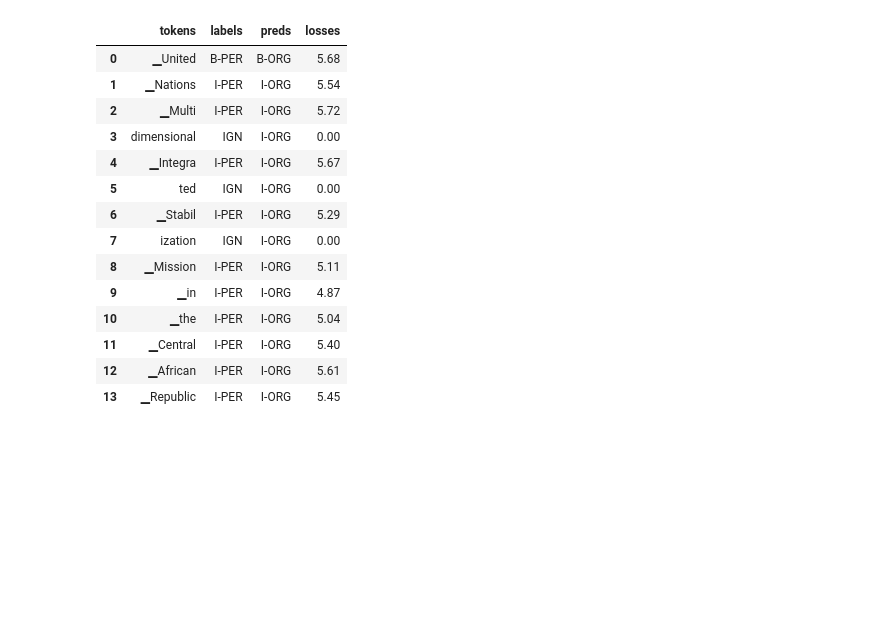
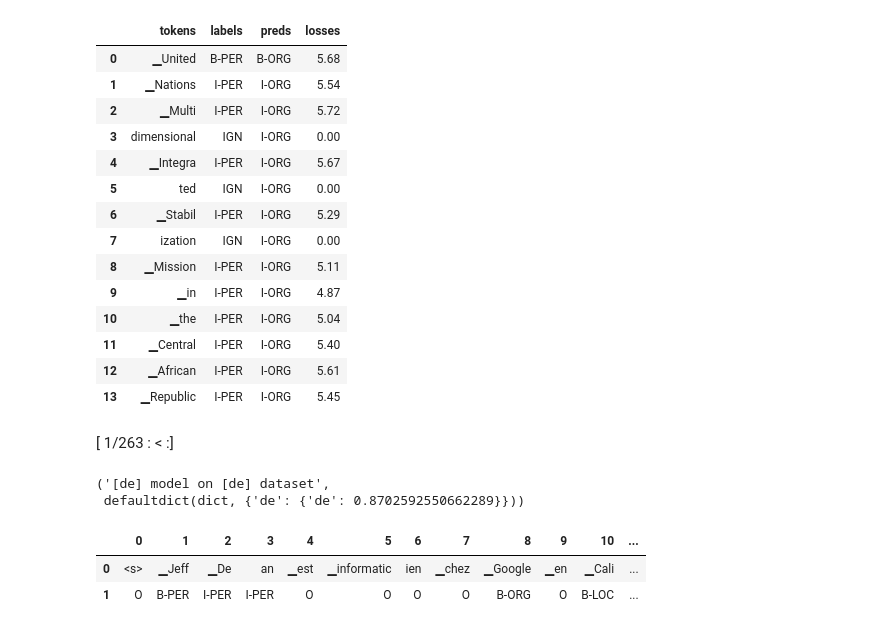
Before and after one commit to rlid/nlpwt, a Jupyter notebook: ch4.ipynb, the cells around one changed output. Drawn from its saved outputs; the diff is of its cells as text; code cells hidden in the pictures; blank space fills up the shorter version.

```diff
--- a/ch4.ipynb
+++ b/ch4.ipynb
@@ -678,0 +682,15 @@ for sample in get_samples(df_tmp):
+# %%
+f1_scores = defaultdict(dict)
+f1_scores['de']['de'] = get_f1_score(trainer, panx_de_encoded['test'])
+'[de] model on [de] dataset', f1_scores
+# %% [output]
+[ 1/263 : < :]
+('[de] model on [de] dataset',
+ defaultdict(dict, {'de': {'de': 0.8702592550662289}}))
+# %%
+text_fr = "Jeff Dean est informaticien chez Google en Californie"
+tag_text(text_fr, tags, trainer.model, xlmr_tokenizer)
+# %% [output]
+|  | 0 | 1 | 2 | 3 | 4 | 5 | 6 | 7 | 8 | 9 | 10 | ... |
+| 0 | <s> | ▁Jeff | ▁De | an | ▁est | ▁informatic | ien | ▁chez | ▁Google | ▁en | ▁Cali | ... |
+| 1 | O | B-PER | I-PER | I-PER | O | O | O | O | B-ORG | O | B-LOC | ... |
```
Also changed, not shown: parts of 18 cells of this notebook.
